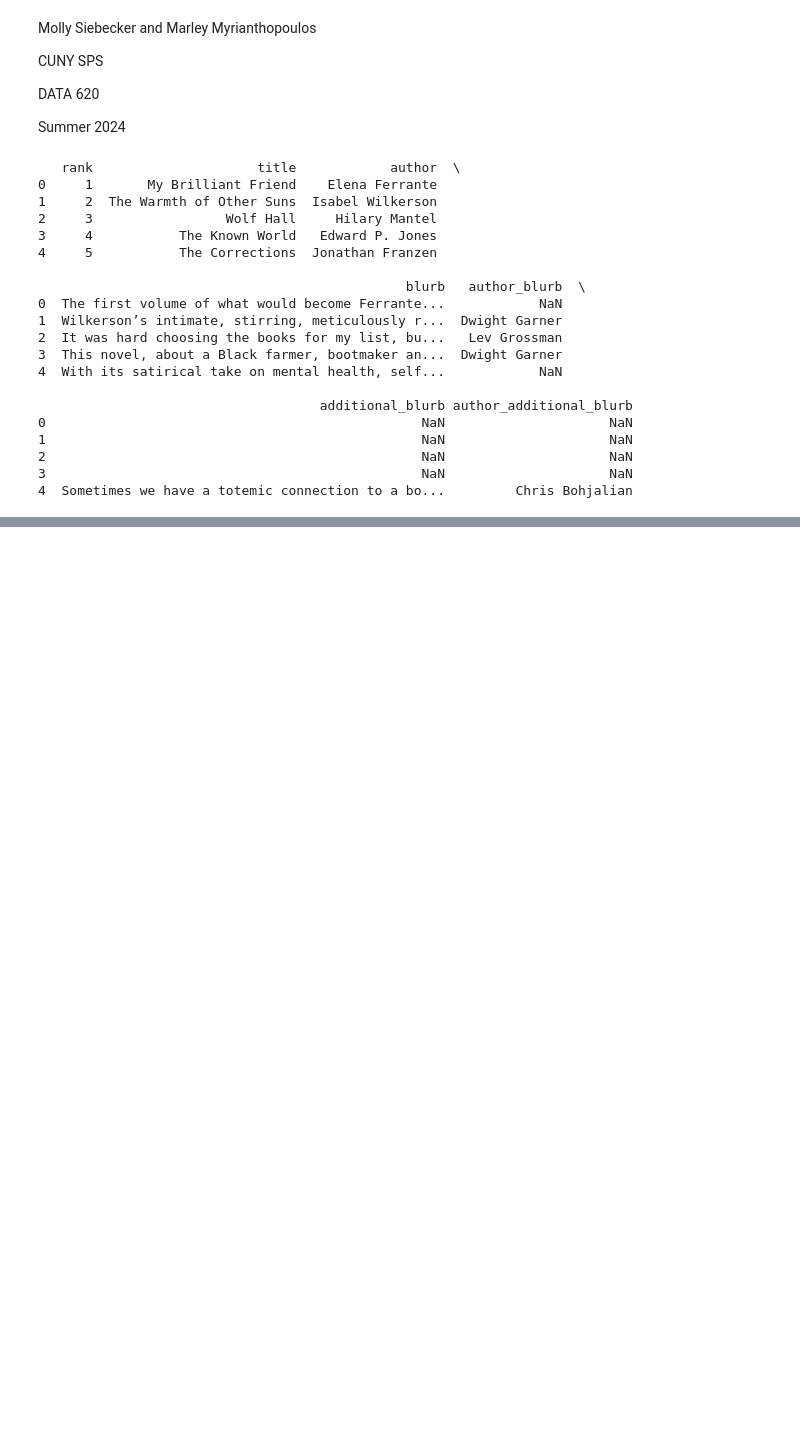
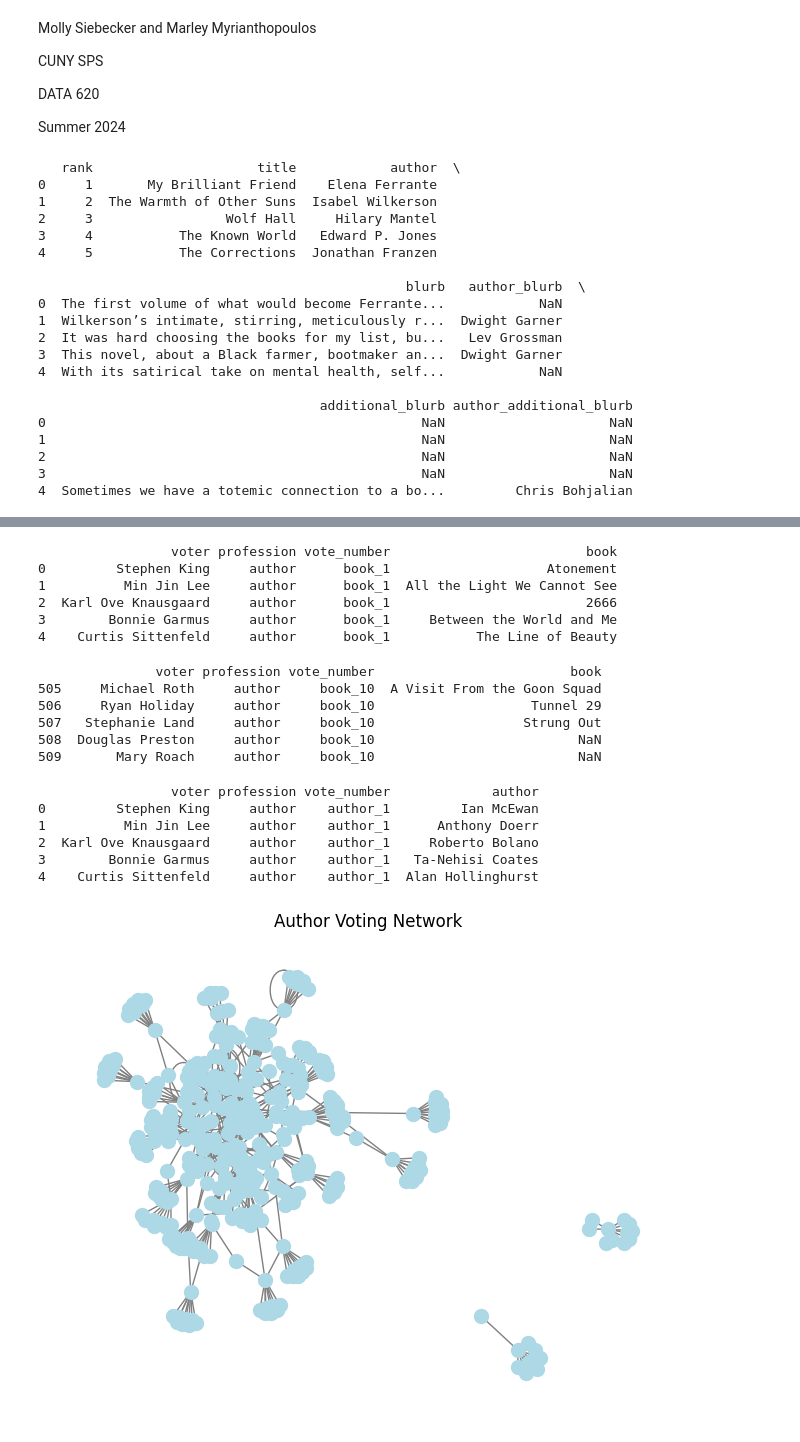
Before and after one commit to Marley-Myrianthopoulos/cunysps_data620, a Jupyter notebook: final/620_final.ipynb, the cells around one changed output, grey strips where cells are left out. Cells and saved outputs as stored; diff of their text form; code cells hidden in the pictures; blank space fills up the shorter version.

```diff
--- a/final/620_final.ipynb
+++ b/final/620_final.ipynb
@@ -72,0 +71,57 @@ KeyError: "['book_1', 'book_2', 'book_3', 'book_4', 'book_5', 'book_6', 'book_7'
+# %%
+author_to_book_long = pd.melt(author_to_book,
+                  id_vars=['voter', 'profession'],
+                  value_vars=['book_1', 'book_2', 'book_3', 'book_4', 'book_5', 'book_6', 'book_7', 'book_8', 'book_9', 'book_10'],
+                  var_name='vote_number',
+                  value_name='book')
+print(author_to_book_long.head())
+# %% [output]
+                 voter profession vote_number                         book
+0         Stephen King     author      book_1                    Atonement
+1          Min Jin Lee     author      book_1  All the Light We Cannot See
+2  Karl Ove Knausgaard     author      book_1                         2666
+3        Bonnie Garmus     author      book_1     Between the World and Me
+4    Curtis Sittenfeld     author      book_1           The Line of Beauty
+# %%
+print(author_to_book_long.tail())
+# %% [output]
+               voter profession vote_number                         book
+505     Michael Roth     author     book_10  A Visit From the Goon Squad
+506     Ryan Holiday     author     book_10                    Tunnel 29
+507   Stephanie Land     author     book_10                   Strung Out
+508  Douglas Preston     author     book_10                          NaN
+509       Mary Roach     author     book_10                          NaN
+# %%
+author_to_author = ballots[['voter', 'profession', 'author_1', 'author_2', 'author_3', 'author_4', 'author_5', 'author_6', 'author_7', 'author_8', 'author_9', 'author_10']]
+# %%
+author_to_author_long = pd.melt(author_to_author,
+                  id_vars=['voter', 'profession'],
+                  value_vars=['author_1', 'author_2', 'author_3', 'author_4', 'author_5', 'author_6', 'author_7', 'author_8', 'author_9', 'author_10'],
+                  var_name='vote_number',
+                  value_name='author')
+print(author_to_author_long.head())
+# %% [output]
+                 voter profession vote_number             author
+0         Stephen King     author    author_1         Ian McEwan
+1          Min Jin Lee     author    author_1      Anthony Doerr
+2  Karl Ove Knausgaard     author    author_1     Roberto Bolano
+3        Bonnie Garmus     author    author_1   Ta-Nehisi Coates
+4    Curtis Sittenfeld     author    author_1  Alan Hollinghurst
+# %%
+author_author_edges = author_to_author_long[['voter', 'author']]
+
+# initializes graph
+graph = nx.Graph()
+
+
+# adds edges to the graph
+for index, row in author_author_edges.iterrows():
+    graph.add_edge(row['voter'], row['author'])
+
+# draws graph
+pos = nx.spring_layout(graph)
+nx.draw(graph, pos, with_labels=False, node_color='lightblue', node_size=100, edge_color='gray')
+plt.title('Author Voting Network')
+plt.show()
+# %% [output]
+[figure, added]
```
Also changed, not shown: parts of 3 cells of this notebook.
